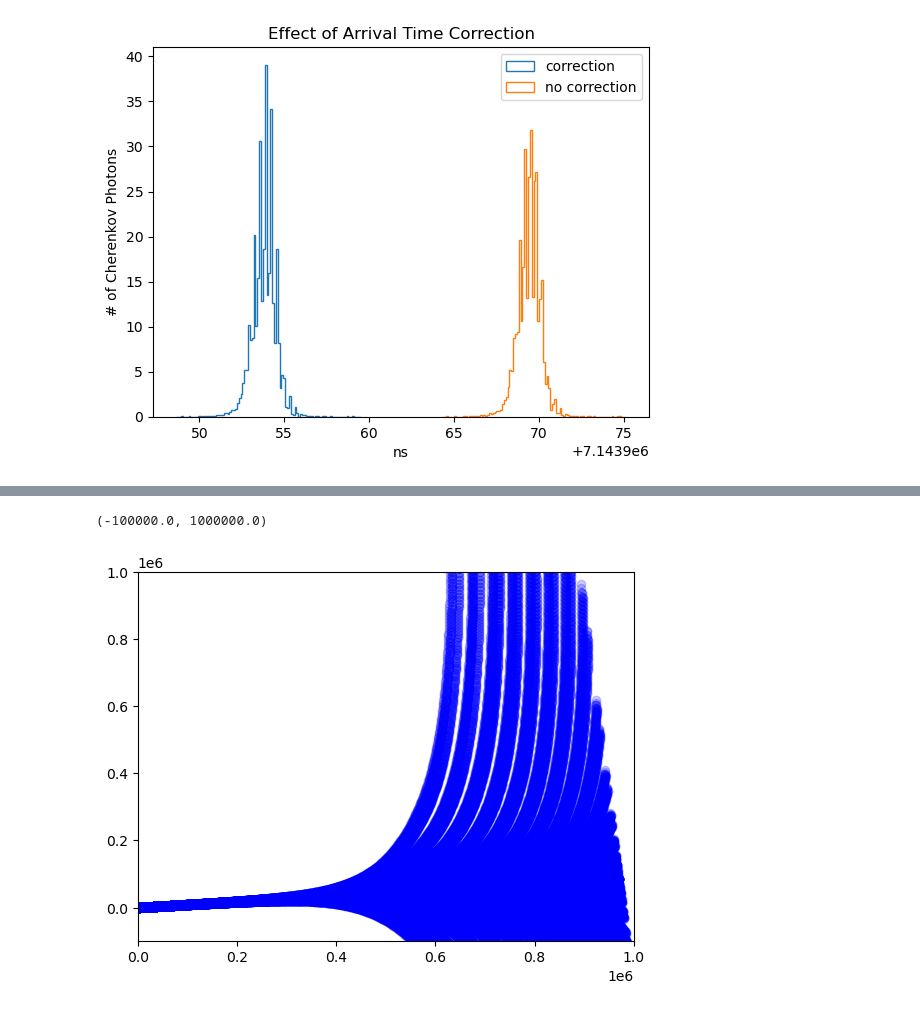
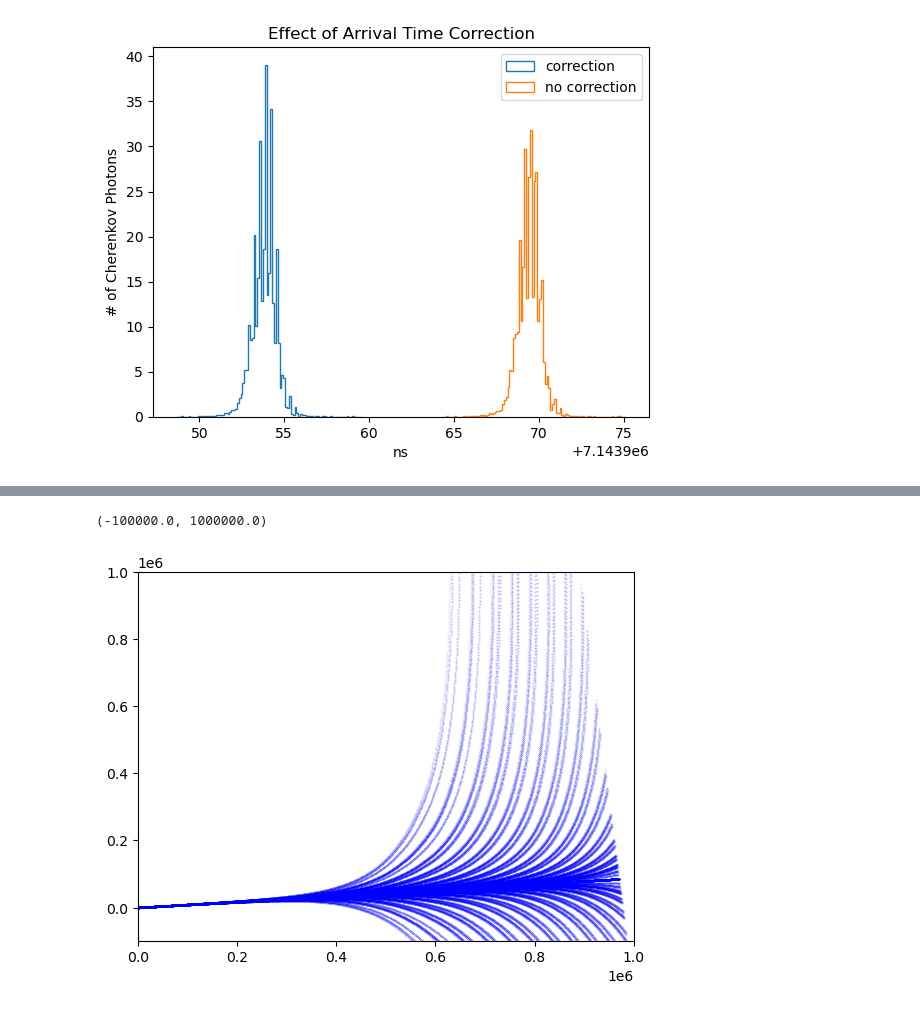
Before and after one commit to ikepc1/CHASM_NuSpacesim, a Jupyter notebook: demo/CHASM Demo.ipynb, the cells around one changed output, grey strips where cells are left out. Cells and saved outputs as stored; diff of their text form; code cells hidden in the pictures.

```diff
--- a/demo/CHASM Demo.ipynb
+++ b/demo/CHASM Demo.ipynb
@@ -102,9 +104,9 @@ all_photons.shape
 # %%
 fig = plt.figure()
 for s in sim.signals[:,0]:
-    plt.scatter(s.axis.vectors[:,0],s.axis.vectors[:,2],c='b', alpha=0.2)
+    plt.scatter(s.axis.vectors[:,0],s.axis.vectors[:,2],s=.1,c='b', alpha=0.2)
 plt.xlim(0,1.e6)
 plt.ylim(-.1e6,1.e6)
 # %% [output]
 (-100000.0, 1000000.0)
-[figure, old version]
+[figure, new version]
```
Also changed, not shown: parts of 2 cells of this notebook, 2 other files.
